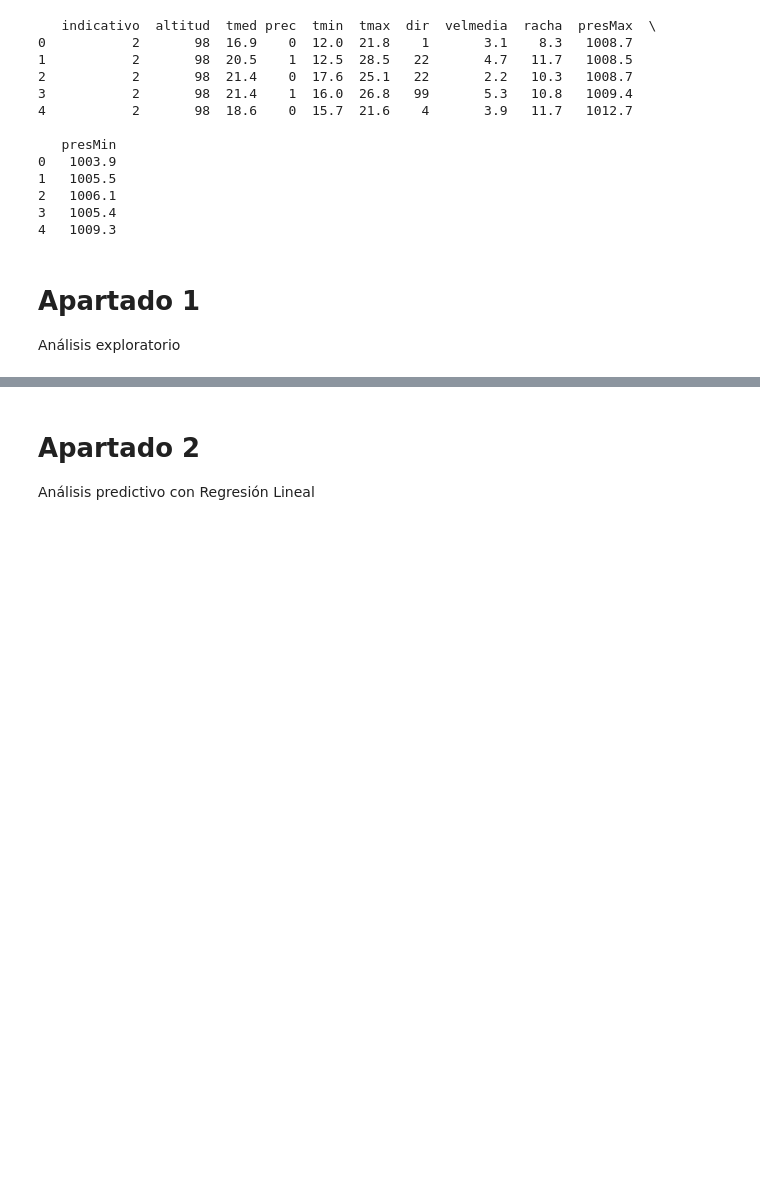
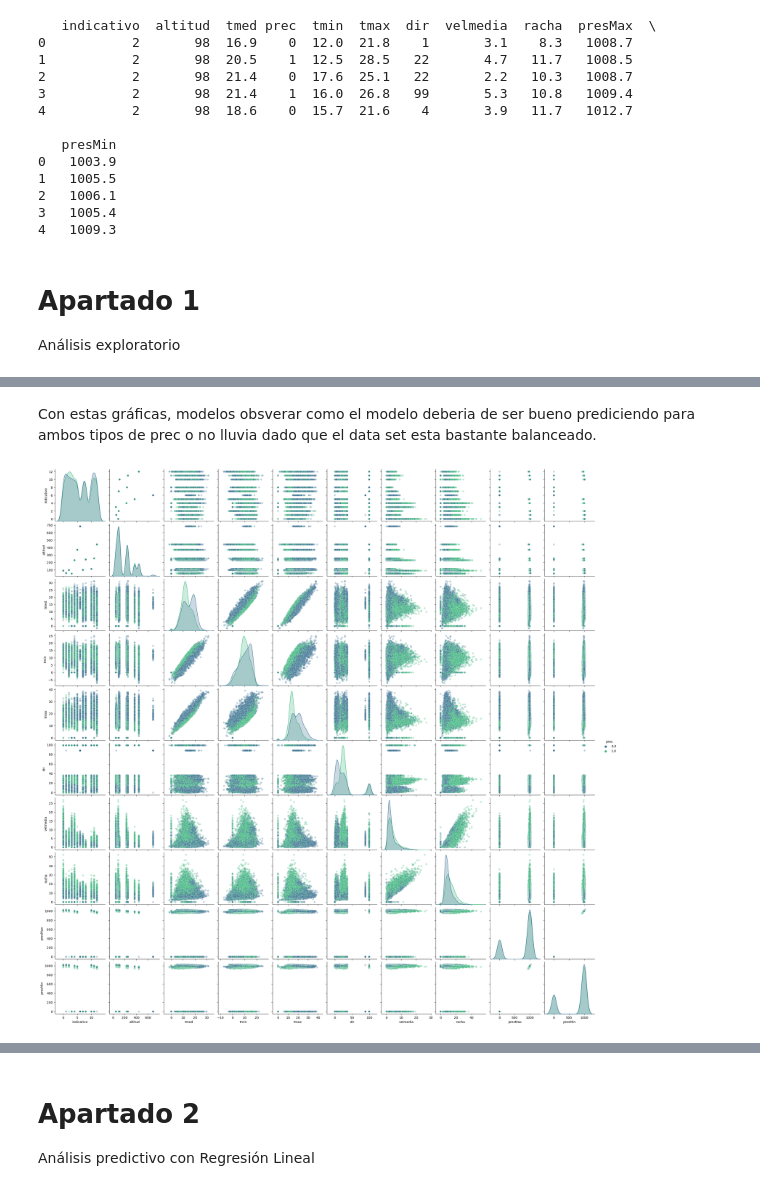
Before and after one commit to Geronimo-Basso/artificial-intelligence-data-analysis, a Jupyter notebook: practica-2/practica-2.ipynb, the cells around one changed output, grey strips where cells are left out. Cells and saved outputs as stored; diff of their text form; code cells hidden in the pictures; blank space fills up the shorter version.

```diff
--- a/practica-2/practica-2.ipynb
+++ b/practica-2/practica-2.ipynb
@@ -95,0 +122,8 @@ dtype: object
+# %% [markdown]
+Con estas gráficas, modelos obsverar como el modelo deberia de ser bueno prediciendo para ambos tipos de prec o no lluvia dado que el data set esta bastante balanceado.
+# %%
+# Visualización de la matriz de gráficos de dispersión
+sns.pairplot(dataframe, hue='prec', palette='viridis', plot_kws={'alpha': 0.3})
+plt.show()
+# %% [output]
+[figure, added]
```
Also changed, not shown: parts of 23 cells of this notebook, 1 other file.
